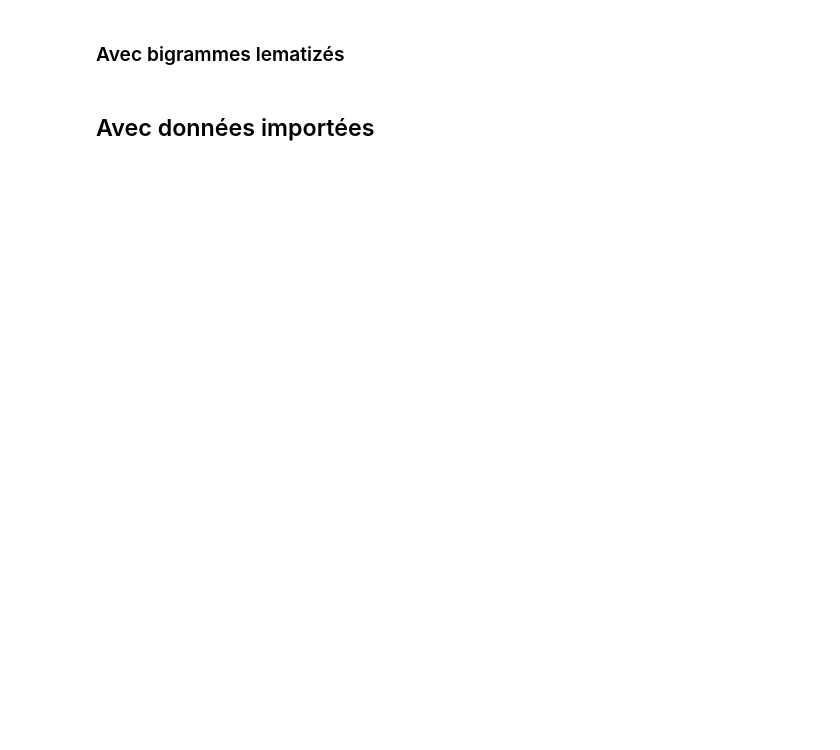
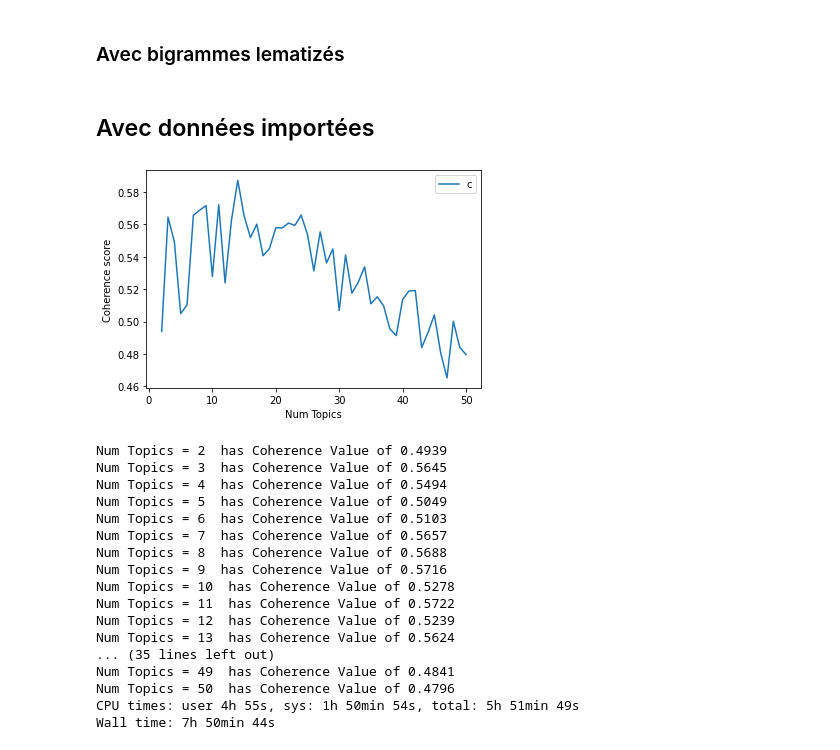
Before and after one commit to cedricsoares/openclassrooms-categoriser-automatiquement-des-questions, a Jupyter notebook: P5_01_notebooksnonsupervise.ipynb, the cells around one changed output. Drawn from its saved outputs; the diff is of its cells as text; code cells hidden in the pictures; blank space fills up the shorter version.

```diff
--- a/P5_01_notebooksnonsupervise.ipynb
+++ b/P5_01_notebooksnonsupervise.ipynb
@@ -44,8 +44,8 @@ def compute_coherence_values(dictionary, corpus, texts, limit, mallet=False, sta
             model = gensim.models.wrappers.LdaMallet(mallet_path = mallet_path,
                                                      corpus=corpus, num_topics=num_topics,
                                                      id2word=id2word,
-                                                     prefix = 'temp_file_',
-                                                     workers = 7)
+                                                     prefix='temp_file_',
+                                                     workers=3)
 
         else:
             model = LdaMulticore(corpus=corpus,
@@ -54,7 +54,7 @@ def compute_coherence_values(dictionary, corpus, texts, limit, mallet=False, sta
                                 random_state=42,
                                 chunksize=100,
                                 passes=10,
-                                workers=7)
+                                workers=3)
 
         model_list.append(model)
         coherencemodel = CoherenceModel(model=model, texts=texts, dictionary=dictionary, coherence='c_v')
@@ -238,22 +238,39 @@ display(HTML('lda.html'))
 ## Avec données importées
 # %%
 %%time
-data = pd.read_csv("./data/cleaned_corpus.csv")
-texts = data['Text'].to_list()
-texts = [tokens.split(" ") for tokens in texts]
+data = pd.read_pickle("./data/cleaned_corpus.pkl")
+texts = data['splitted_text'].to_list()
 id2word = corpora.Dictionary(texts)
-corpus = [id2word.doc2bow(text) for text in texts]
 bow_corpus = [id2word.doc2bow(text) for text in texts]
 
 model_list, coherence_values = compute_coherence_values(mallet=False, dictionary=id2word, corpus=bow_corpus, texts=texts, start=2, limit=51, step=1)
 
 limit=51; start=2; step=1;
 x = range(start, limit, step)
 plt.plot(x, coherence_values)
 plt.xlabel("Num Topics")
 plt.ylabel("Coherence score")
 plt.legend(("coherence_values"), loc='best')
 plt.show()
 
 for m, cv in zip(x, coherence_values):
     print("Num Topics =", m, " has Coherence Value of", round(cv, 4))
+# %% [output]
+[figure, added]
+Num Topics = 2  has Coherence Value of 0.4939
+Num Topics = 3  has Coherence Value of 0.5645
+Num Topics = 4  has Coherence Value of 0.5494
+Num Topics = 5  has Coherence Value of 0.5049
+Num Topics = 6  has Coherence Value of 0.5103
+Num Topics = 7  has Coherence Value of 0.5657
+Num Topics = 8  has Coherence Value of 0.5688
+Num Topics = 9  has Coherence Value of 0.5716
+Num Topics = 10  has Coherence Value of 0.5278
+Num Topics = 11  has Coherence Value of 0.5722
+Num Topics = 12  has Coherence Value of 0.5239
+Num Topics = 13  has Coherence Value of 0.5624
+... (35 lines left out)
+Num Topics = 49  has Coherence Value of 0.4841
+Num Topics = 50  has Coherence Value of 0.4796
+CPU times: user 4h 55s, sys: 1h 50min 54s, total: 5h 51min 49s
+Wall time: 7h 50min 44s
```
Also changed, not shown: parts of 27 cells of this notebook, 2 other files.
